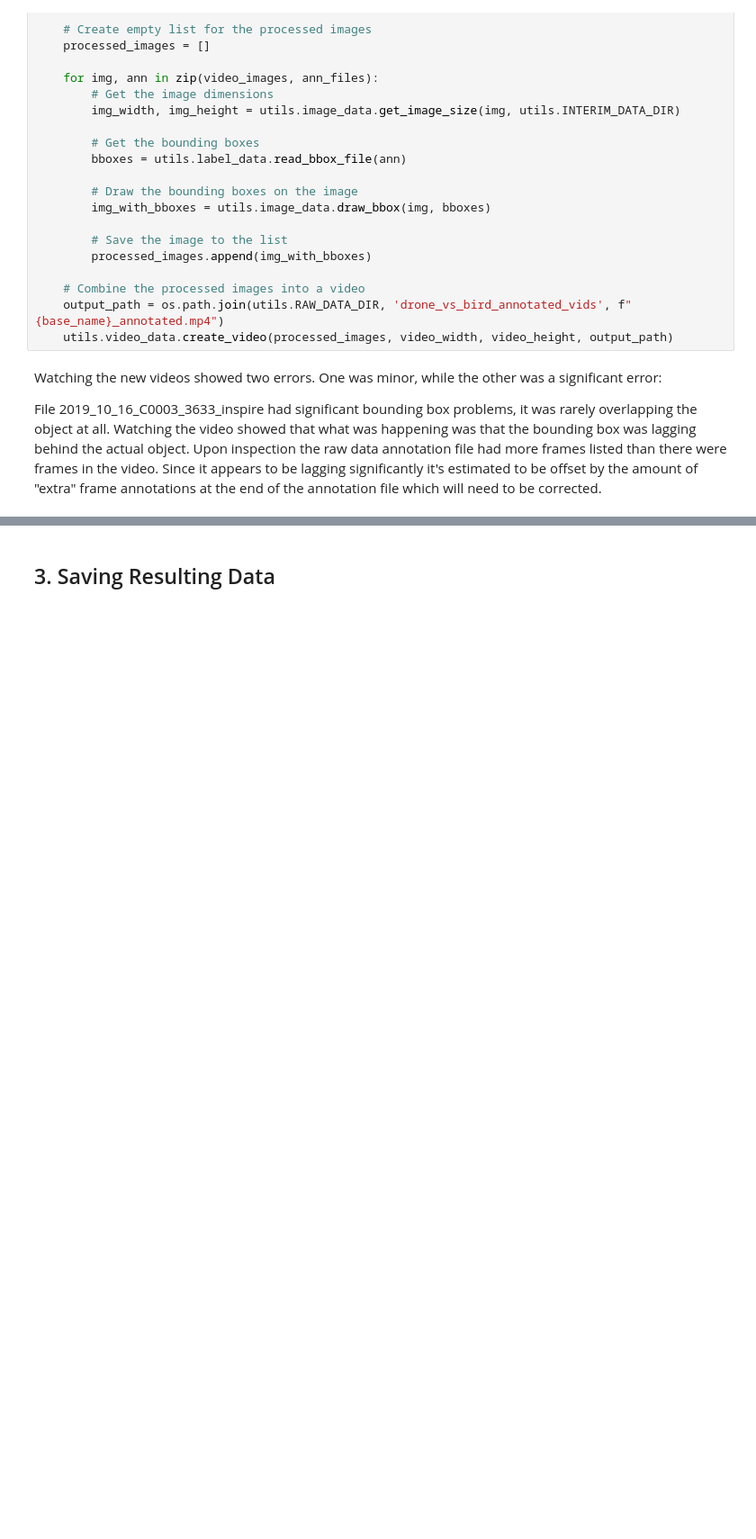
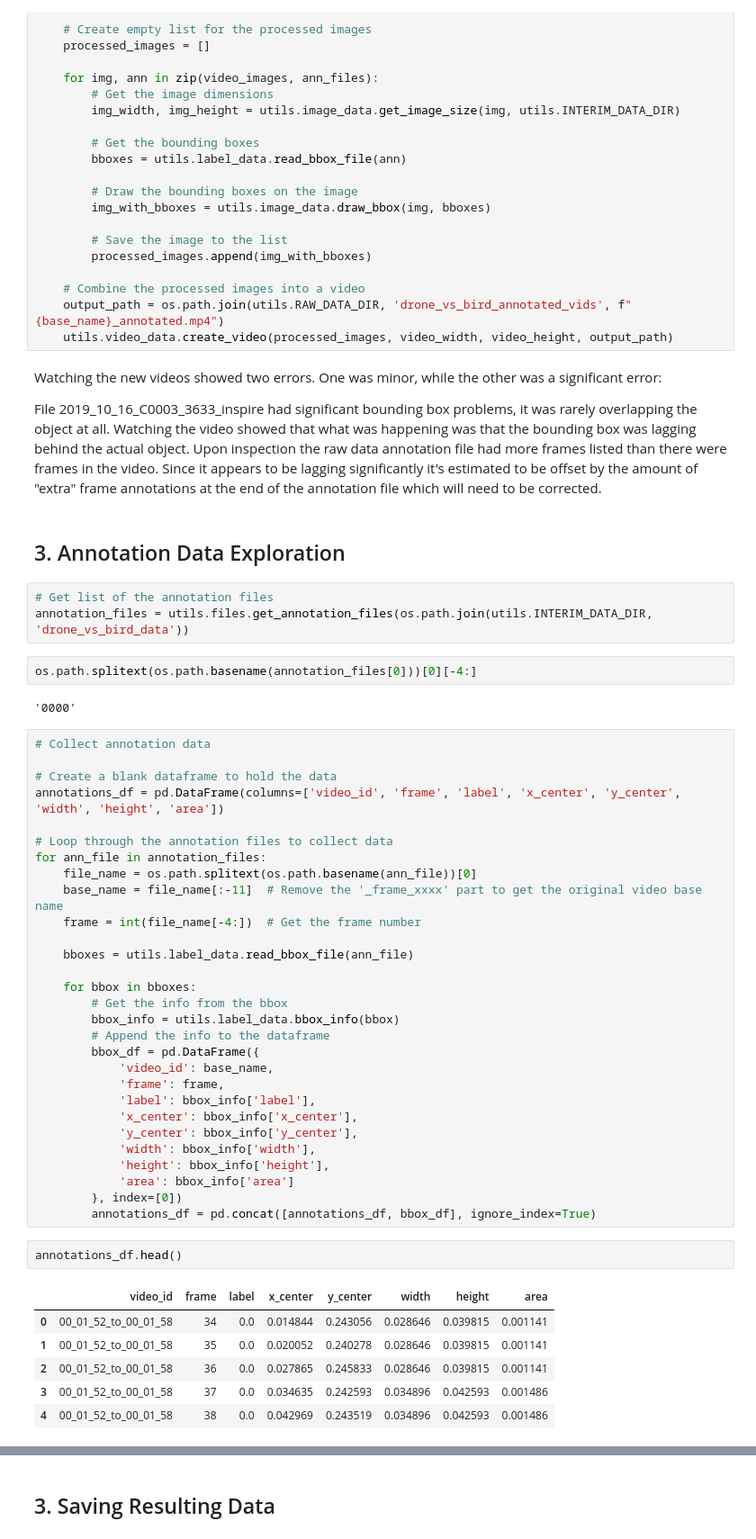
Before and after one commit to amswanson333/synthetic-data-for-object-detection, a Jupyter notebook: 2_data_exploration.ipynb, the cells around one changed output, grey strips where cells are left out. Shown at 90% size. Drawn from its saved outputs; the diff is of its cells as text; blank space fills up the shorter version.

```diff
--- a/2_data_exploration.ipynb
+++ b/2_data_exploration.ipynb
@@ -219,3 +219,50 @@ for video_file in video_files:
 Watching the new videos showed two errors. One was minor, while the other was a significant error:
 
 File 2019_10_16_C0003_3633_inspire had significant bounding box problems, it was rarely overlapping the object at all. Watching the video showed that what was happening was that the bounding box was lagging behind the actual object. Upon inspection the raw data annotation file had more frames listed than there were frames in the video. Since it appears to be lagging significantly it's estimated to be offset by the amount of "extra" frame annotations at the end of the annotation file which will need to be corrected.
+# %% [markdown]
+## 3. Annotation Data Exploration
+# %%
+# Get list of the annotation files
+annotation_files = utils.files.get_annotation_files(os.path.join(utils.INTERIM_DATA_DIR, 'drone_vs_bird_data'))
+# %%
+os.path.splitext(os.path.basename(annotation_files[0]))[0][-4:]
+# %% [output]
+'0000'
+# %%
+# Collect annotation data
+
+# Create a blank dataframe to hold the data
+annotations_df = pd.DataFrame(columns=['video_id', 'frame', 'label', 'x_center', 'y_center', 'width', 'height', 'area'])
+
+# Loop through the annotation files to collect data
+for ann_file in annotation_files:
+    file_name = os.path.splitext(os.path.basename(ann_file))[0]
+    base_name = file_name[:-11]  # Remove the '_frame_xxxx' part to get the original video base name
+    frame = int(file_name[-4:])  # Get the frame number
+
+    bboxes = utils.label_data.read_bbox_file(ann_file)
+
+    for bbox in bboxes:
+        # Get the info from the bbox
+        bbox_info = utils.label_data.bbox_info(bbox)
+        # Append the info to the dataframe
+        bbox_df = pd.DataFrame({
+            'video_id': base_name,
+            'frame': frame,
+            'label': bbox_info['label'],
+            'x_center': bbox_info['x_center'],
+            'y_center': bbox_info['y_center'],
+            'width': bbox_info['width'],
+            'height': bbox_info['height'],
+            'area': bbox_info['area']
+        }, index=[0])
+        annotations_df = pd.concat([annotations_df, bbox_df], ignore_index=True)
+# %%
+annotations_df.head()
+# %% [output]
+|  | video_id | frame | label | x_center | y_center | width | height | area |
+| 0 | 00_01_52_to_00_01_58 | 34 | 0.0 | 0.014844 | 0.243056 | 0.028646 | 0.039815 | 0.001141 |
+| 1 | 00_01_52_to_00_01_58 | 35 | 0.0 | 0.020052 | 0.240278 | 0.028646 | 0.039815 | 0.001141 |
+| 2 | 00_01_52_to_00_01_58 | 36 | 0.0 | 0.027865 | 0.245833 | 0.028646 | 0.039815 | 0.001141 |
+| 3 | 00_01_52_to_00_01_58 | 37 | 0.0 | 0.034635 | 0.242593 | 0.034896 | 0.042593 | 0.001486 |
+| 4 | 00_01_52_to_00_01_58 | 38 | 0.0 | 0.042969 | 0.243519 | 0.034896 | 0.042593 | 0.001486 |
```
Also changed, not shown: parts of 4 cells of this notebook.
